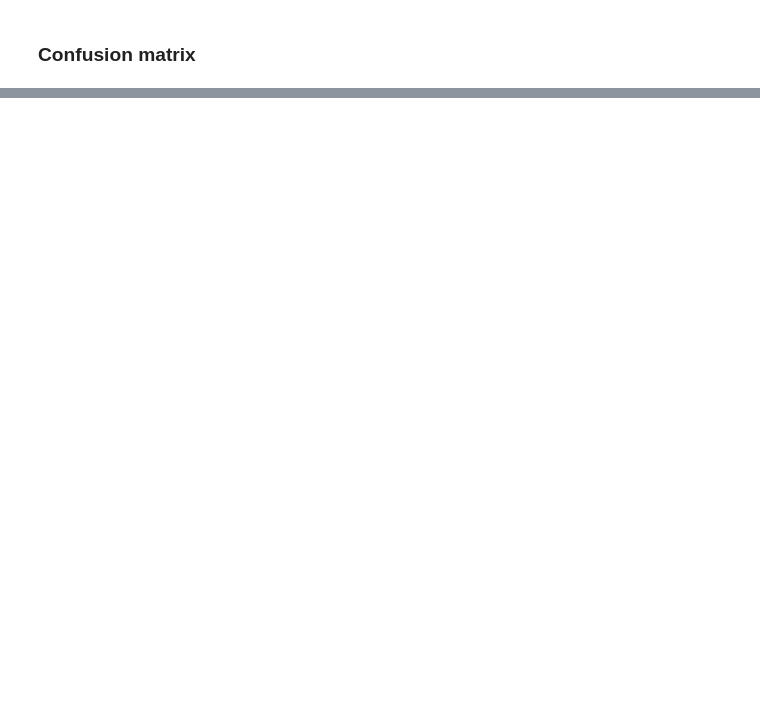
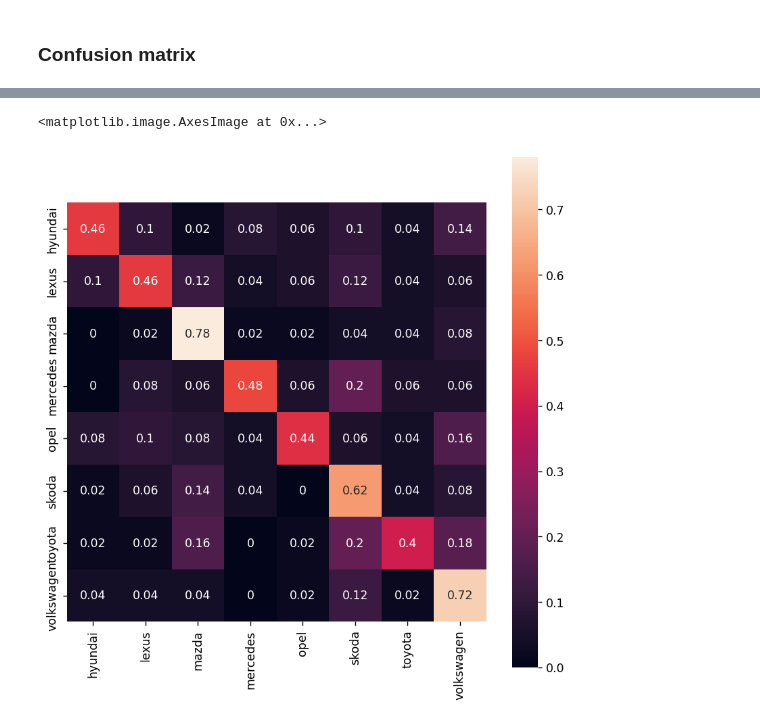
Before and after one commit to EliaTosin/ProgettoTesi, a Jupyter notebook: test_auto_brand.ipynb, the cells around one changed output, grey strips where cells are left out. Cells and saved outputs as stored; diff of their text form; code cells hidden in the pictures; blank space fills up the shorter version.

```diff
--- a/test_auto_brand.ipynb
+++ b/test_auto_brand.ipynb
@@ -324,3 +319,9 @@ Net(
   (fc_layer2): Linear(in_features=120, out_features=84, bias=True)
   (fc_layer3): Linear(in_features=84, out_features=8, bias=True)
 )
+# %%
+#2nd net to test
+loaded_25 = Net()
+loaded_25.load_state_dict(torch.load(SAVE_PATH2))
+loaded_25.to(device)
+loaded_25.eval()
@@ -423,3 +412,21 @@ print(classification_report(y_true, y_pred, target_names=diz.values()))
 # axs[0].set_title('Trained Net')
 # axs[1].imshow(createConfusionMatrix(test_dl, loaded).permute(1,2,0))
 # axs[1].set_title('Loaded Net')
+# %%
+# loss function
+criterion = nn.CrossEntropyLoss()
+# %%
+with torch.no_grad():
+    test_loss = 0
+    test_batch = 0
+    for _, data in enumerate(test_dl):
+        inputs, labels = data
+        inputs = inputs.to(device)
+        labels = labels.to(device)
+        #inputs = inputs.permute(0, 3, 1, 2)
+        outputs = loaded(inputs)
+        loss = criterion(outputs, labels)
+        test_loss += loss.item()
+        test_batch += 1
+    actual_test_loss = test_loss/test_batch
+    print(f"best test loss: {(actual_test_loss):.3f}")
@@ -425,0 +490,15 @@ print(classification_report(y_true, y_pred, target_names=diz.values()))
+# %%
+with torch.no_grad():
+    test_loss = 0
+    test_batch = 0
+    for _, data in enumerate(test_dl):
+        inputs, labels = data
+        inputs = inputs.to(device)
+        labels = labels.to(device)
+        #inputs = inputs.permute(0, 3, 1, 2)
+        outputs = loaded_25(inputs)
+        loss = criterion(outputs, labels)
+        test_loss += loss.item()
+        test_batch += 1
+    actual_test_loss = test_loss/test_batch
+    print(f"last test loss: {(actual_test_loss):.3f}")
@@ -463,0 +548,6 @@ plt.imshow(createConfusionMatrix(test_dl, loaded).permute(1,2,0))
+# %%
+plt.figure(figsize=(8, 8), dpi=125)
+plt.imshow(createConfusionMatrix(test_dl, loaded_25).permute(1,2,0))
+# %% [output]
+<matplotlib.image.AxesImage at 0x...>
+[figure, added]
```
Also changed, not shown: parts of 22 cells of this notebook, 1 other file.
